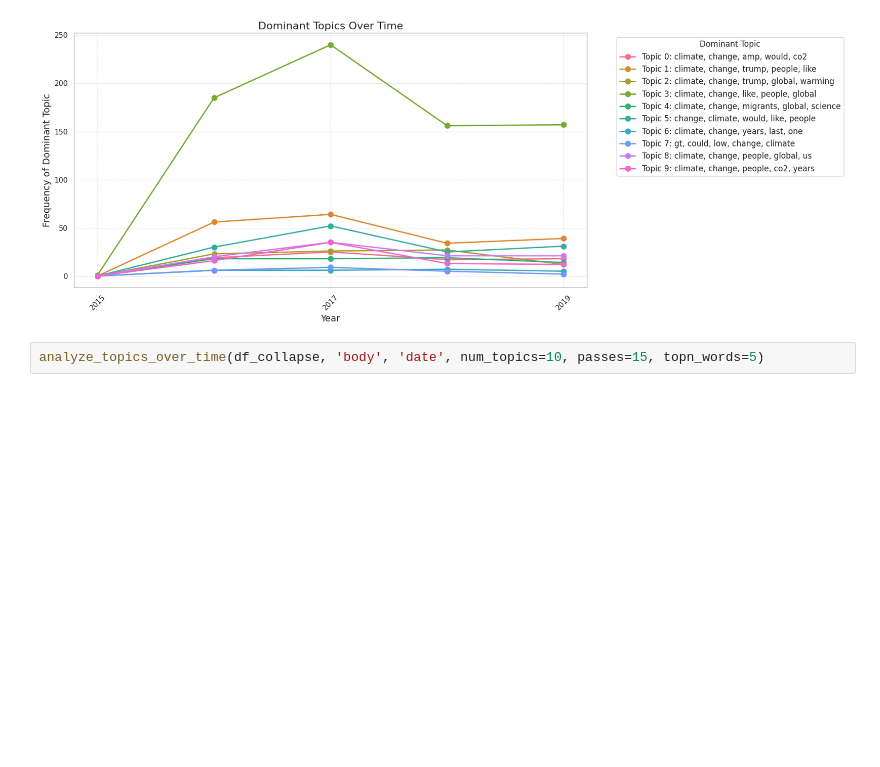
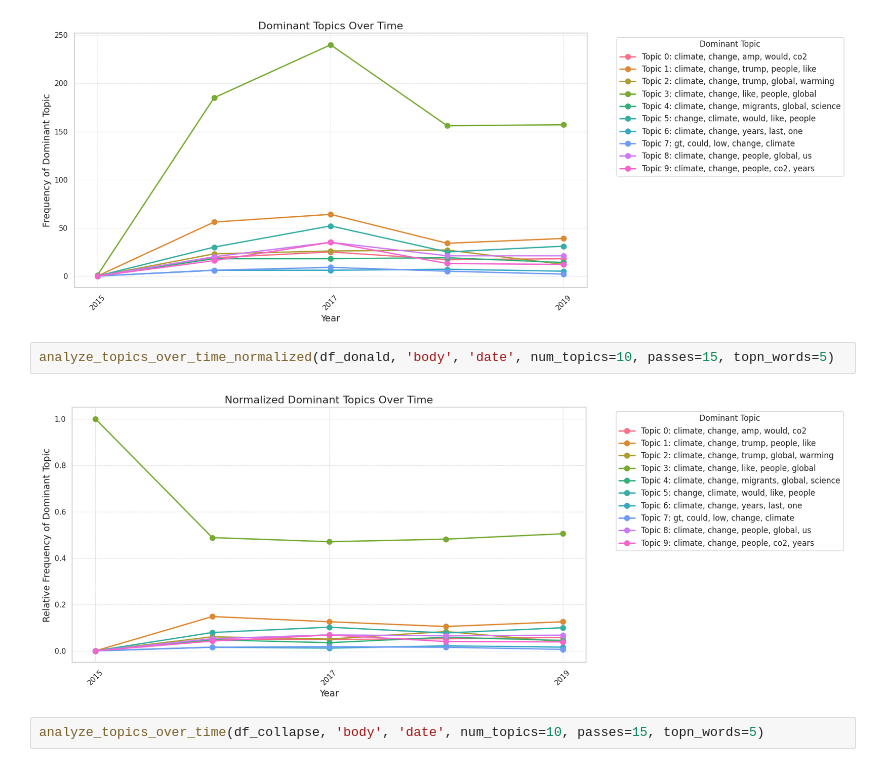
Before and after one commit to jimenasalinas/RedditGoesGreen, a Jupyter notebook: models/Topic_Modeling_Subreddit.ipynb, the cells around one changed output. Drawn from its saved outputs; the diff is of its cells as text; blank space fills up the shorter version.

```diff
--- a/models/Topic_Modeling_Subreddit.ipynb
+++ b/models/Topic_Modeling_Subreddit.ipynb
@@ -168,6 +209,10 @@ analyze_topics_over_time(df_australia, 'body', 'date', num_topics=10, passes=15,
 analyze_topics_over_time(df_donald, 'body', 'date', num_topics=10, passes=15, topn_words=5)
 # %% [output]
 [figure]
+# %%
+analyze_topics_over_time_normalized(df_donald, 'body', 'date', num_topics=10, passes=15, topn_words=5)
+# %% [output]
+[figure, added]
 # %%
 analyze_topics_over_time(df_collapse, 'body', 'date', num_topics=10, passes=15, topn_words=5)
 # %% [output]
```
Also changed, not shown: parts of 23 cells of this notebook.
